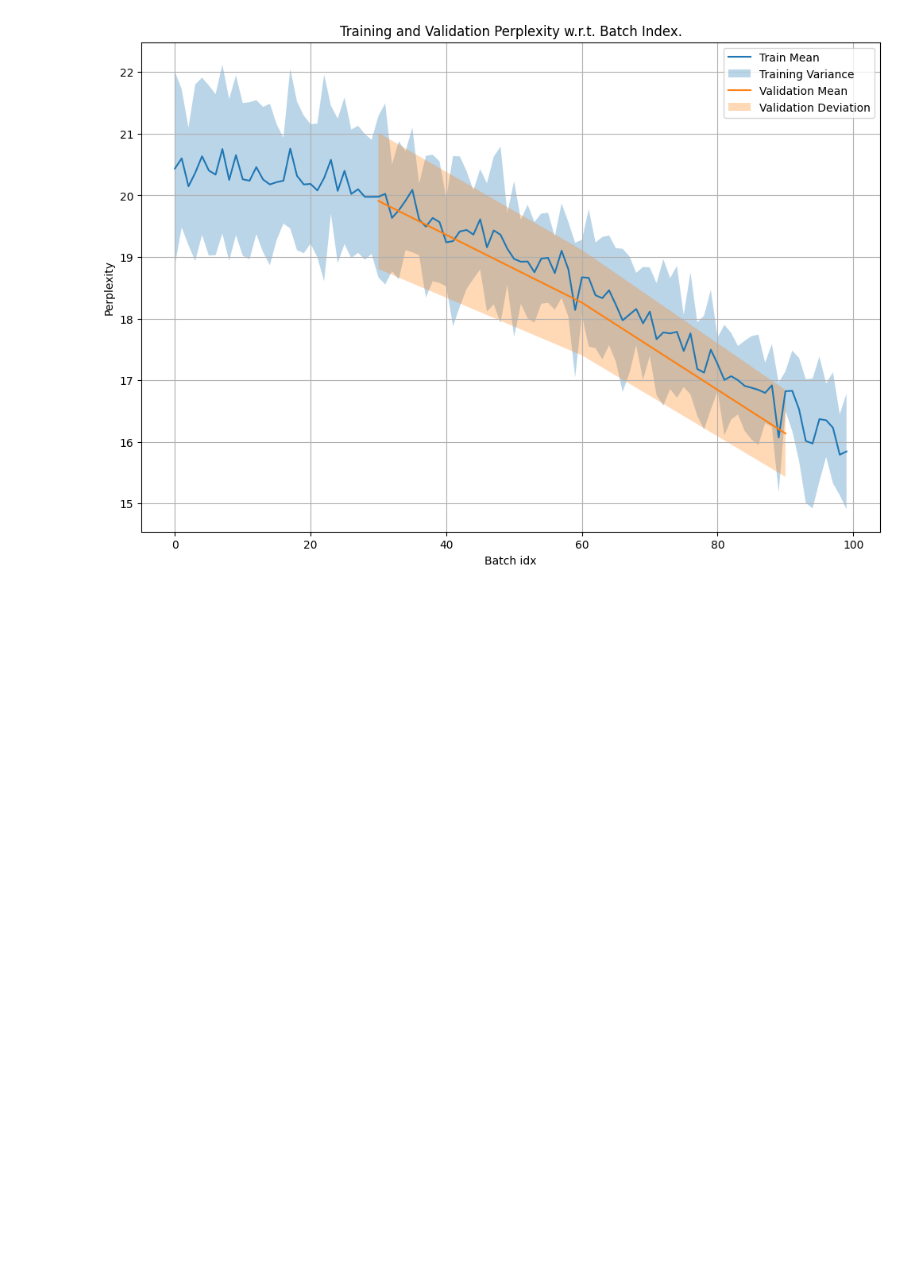
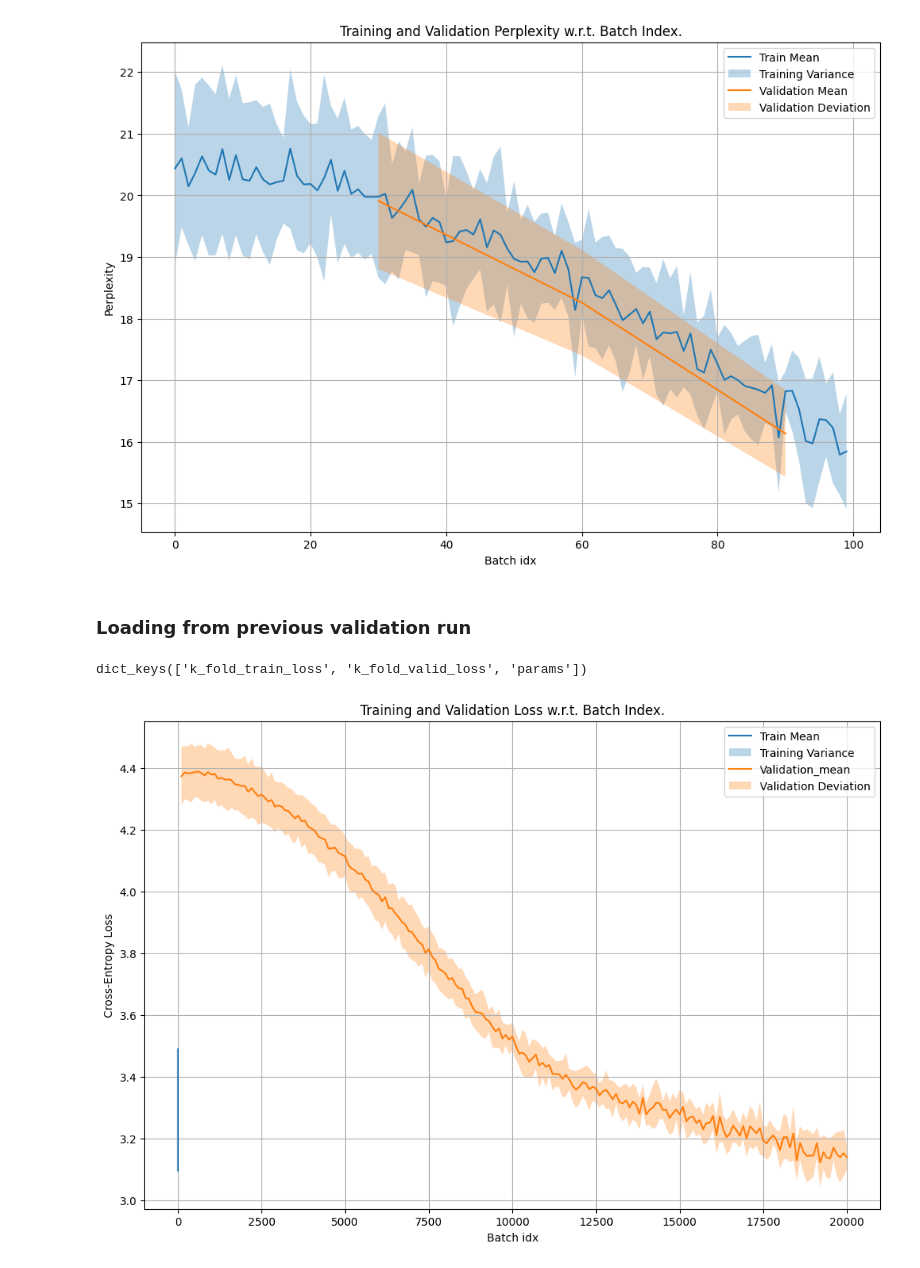
Before and after one commit to swissarthurfreeman/Shakespeak, a Jupyter notebook: main_eval.ipynb, the cells around one changed output. Saved outputs shown, nothing was run; the diff lists cells and outputs as text; code cells hidden in the pictures; blank space fills up the shorter version.

Commit message:
feat : cross validation run data is now saved to disk at the end of a cross validation run. Every fold's losses are also saved at every save interval.

```diff
--- a/main_eval.ipynb
+++ b/main_eval.ipynb
@@ -61,3 +59,20 @@ training_cross.losses_graph()
 training_cross.perplexity_graph()
 # %% [output]
 [figure]
+# %% [markdown]
+### Loading from previous validation run
+# %%
+import torch
+from utils import cv_losses_graph
+
+cross_val_run = torch.load('./runs/chill_lad/total_cross_val_metrics.pt')   # load final recap file.
+print(cross_val_run.keys())
+#print(cross_val_run['train_loss'].size(), cross_val_run['val_loss'].size())
+print(cross_val_run ['k_fold_train_loss'].size())
+cv_losses_graph(
+    cross_val_run ['k_fold_train_loss'], cross_val_run['k_fold_valid_loss'],
+    cross_val_run['params']['val_int'], './runs/chill_lad/', True          # save graph to same folder
+)
+# %% [output]
+dict_keys(['k_fold_train_loss', 'k_fold_valid_loss', 'params'])
+[figure, added]
```
Also changed, not shown: parts of 4 cells of this notebook, 3 other files.
